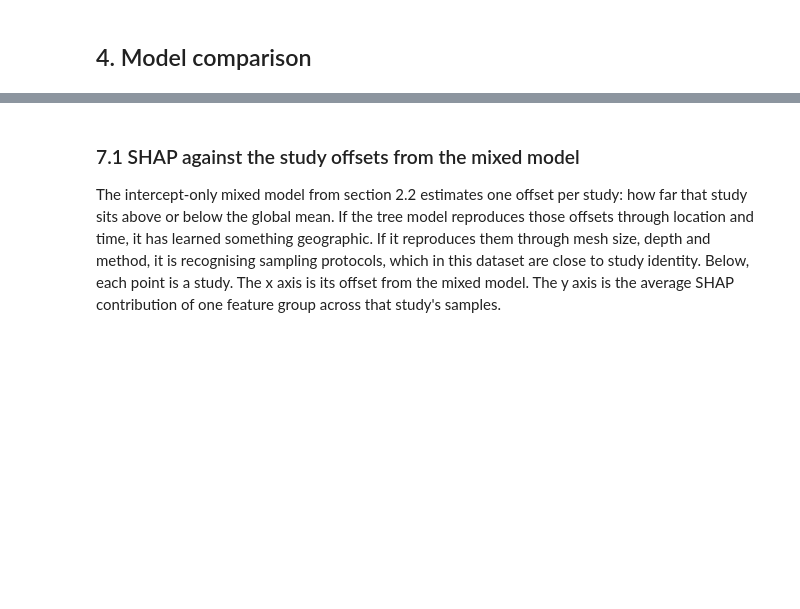
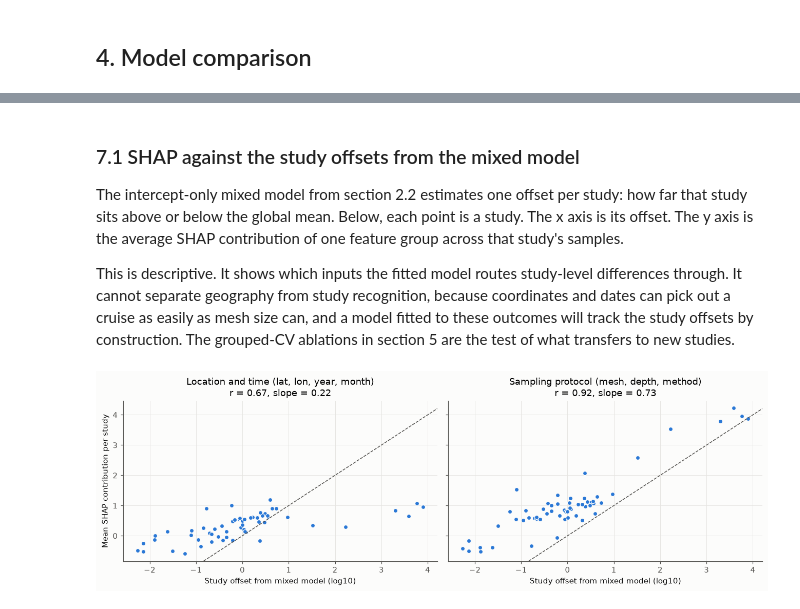
Before and after one commit to GourabAdhikari/marine-microplastics-baseline, a Jupyter notebook: microplastics.ipynb, the cells around one changed output, grey strips where cells are left out. Saved outputs shown, nothing was run; the diff lists cells and outputs as text; code cells hidden in the pictures; blank space fills up the shorter version.

```diff
--- a/microplastics.ipynb
+++ b/microplastics.ipynb
@@ -604,26 +803,31 @@ plt.tight_layout()
 ### 7.1 SHAP against the study offsets from the mixed model
 
 The intercept-only mixed model from section 2.2 estimates one offset per study: how far that study sits
-above or below the global mean. If the tree model reproduces those offsets through location and time,
-it has learned something geographic. If it reproduces them through mesh size, depth and method, it is
-recognising sampling protocols, which in this dataset are close to study identity. Below, each point is a
-study. The x axis is its offset from the mixed model. The y axis is the average SHAP contribution of one
-feature group across that study's samples.
+above or below the global mean. Below, each point is a study. The x axis is its offset. The y axis is the
+average SHAP contribution of one feature group across that study's samples.
+
+This is descriptive. It shows which inputs the fitted model routes study-level differences through. It
+cannot separate geography from study recognition, because coordinates and dates can pick out a cruise
+as easily as mesh size can, and a model fitted to these outcomes will track the study offsets by
+construction. The grouped-CV ablations in section 5 are the test of what transfers to new studies.
 # %%
 offsets = pd.Series({g: v.iloc[0] for g, v in null_mixed.random_effects.items()})
 GROUPS = {
     "Location and time (lat, lon, year, month)": ["lat", "lon", "year", "month_sin", "month_cos"],
     "Sampling protocol (mesh, depth, method)": ["log_mesh", "log_depth", "method_family", "method"],
 }
-per_study = pd.DataFrame({name: contributions[cols].sum(axis=1) for name, cols in GROUPS.items()}).groupby(df.accession).mean()
+per_study = pd.DataFrame({name: contributions[cols].sum(axis=1) for name, cols in GROUPS.items()}).groupby(df.study).mean()
 per_study["offset"] = offsets
 
 fig, axes = plt.subplots(1, 2, figsize=(12, 4), sharex=True, sharey=True)
 for ax, name in zip(axes, GROUPS):
     slope = np.polyfit(per_study.offset, per_study[name], 1)[0]
     r = per_study.offset.corr(per_study[name])
     ax.scatter(per_study.offset, per_study[name], color=BLUE, s=28, edgecolor="#fcfcfb", linewidth=0.8)
     ax.axline((0, 0), slope=1, color=INK_MUTED, linewidth=1, linestyle="--")
     ax.set(title=f"{name}\nr = {r:.2f}, slope = {slope:.2f}", xlabel="Study offset from mixed model (log10)")
 axes[0].set_ylabel("Mean SHAP contribution per study")
 fig.tight_layout()
+plt.show()
+# %% [output]
+[figure, added]
```
Also changed, not shown: parts of 44 cells of this notebook, 2 other files.
